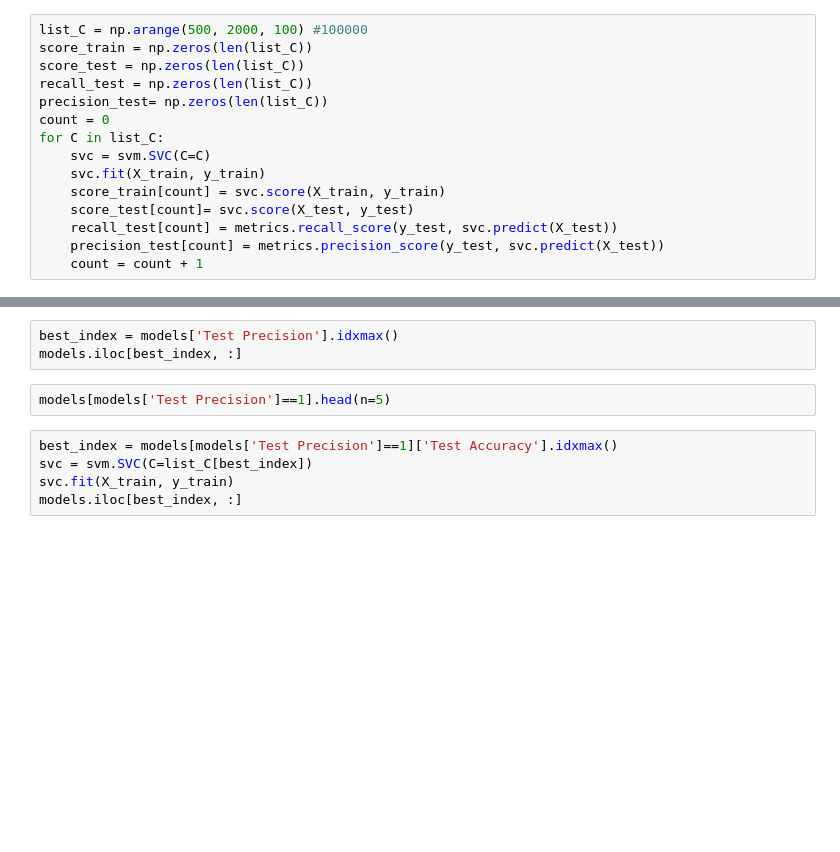
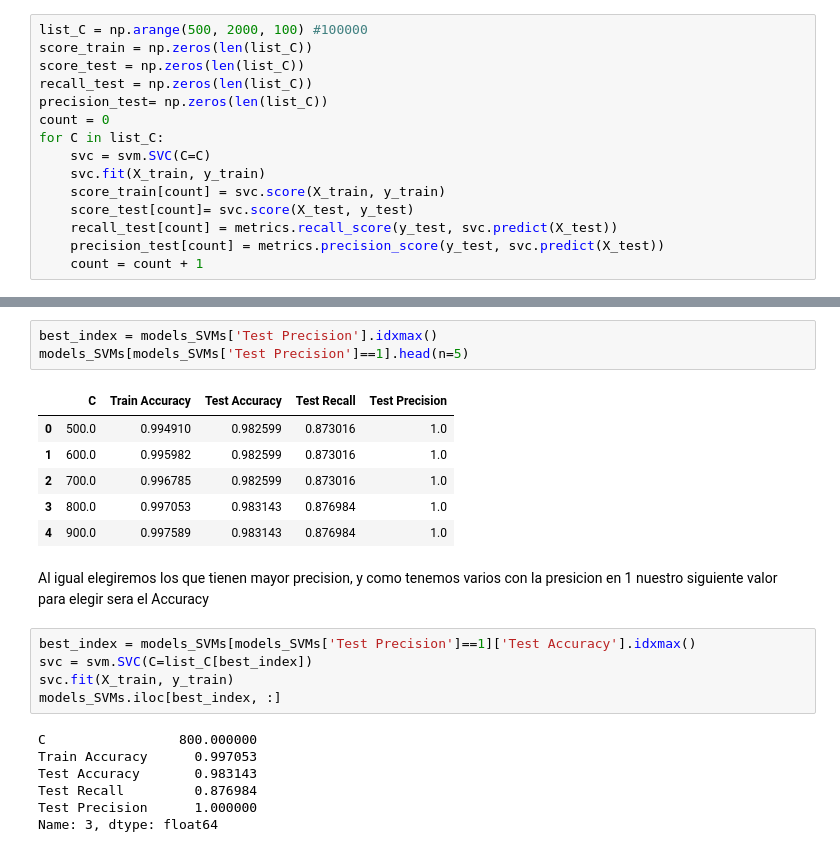
Before and after one commit to navi931/SpamDetector-Data-Mining-, a Jupyter notebook: SpamDetector.ipynb, the cells around one changed output, grey strips where cells are left out. Cells and saved outputs as stored; diff of their text form; blank space fills up the shorter version.

```diff
--- a/SpamDetector.ipynb
+++ b/SpamDetector.ipynb
@@ -147,10 +228,24 @@ models.head(n=10)
-# %%
-best_index = models['Test Precision'].idxmax()
-models.iloc[best_index, :]
 # %%
-models[models['Test Precision']==1].head(n=5)
+best_index = models_SVMs['Test Precision'].idxmax()
+models_SVMs[models_SVMs['Test Precision']==1].head(n=5)
+# %% [output]
+|  | C | Train Accuracy | Test Accuracy | Test Recall | Test Precision |
+| 0 | 500.0 | 0.994910 | 0.982599 | 0.873016 | 1.0 |
+| 1 | 600.0 | 0.995982 | 0.982599 | 0.873016 | 1.0 |
+| 2 | 700.0 | 0.996785 | 0.982599 | 0.873016 | 1.0 |
+| 3 | 800.0 | 0.997053 | 0.983143 | 0.876984 | 1.0 |
+| 4 | 900.0 | 0.997589 | 0.983143 | 0.876984 | 1.0 |
+# %% [markdown]
+Al igual elegiremos los que tienen mayor precision, y como tenemos varios con la presicion en 1 nuestro siguiente valor para elegir sera el Accuracy
 # %%
-best_index = models[models['Test Precision']==1]['Test Accuracy'].idxmax()
+best_index = models_SVMs[models_SVMs['Test Precision']==1]['Test Accuracy'].idxmax()
 svc = svm.SVC(C=list_C[best_index])
 svc.fit(X_train, y_train)
-models.iloc[best_index, :]
+models_SVMs.iloc[best_index, :]
+# %% [output]
+C                 800.000000
+Train Accuracy      0.997053
+Test Accuracy       0.983143
+Test Recall         0.876984
+Test Precision      1.000000
+Name: 3, dtype: float64
```
Also changed, not shown: parts of 26 cells of this notebook.
